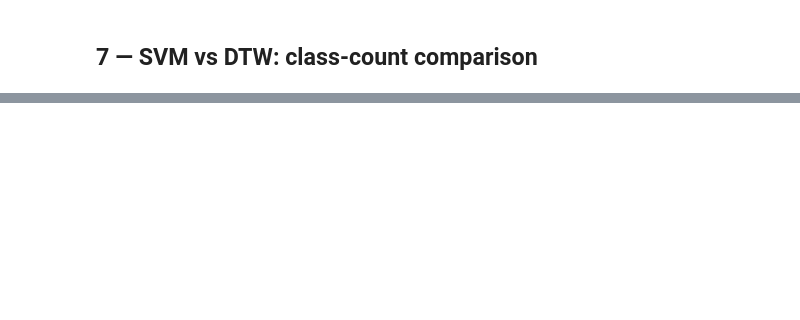
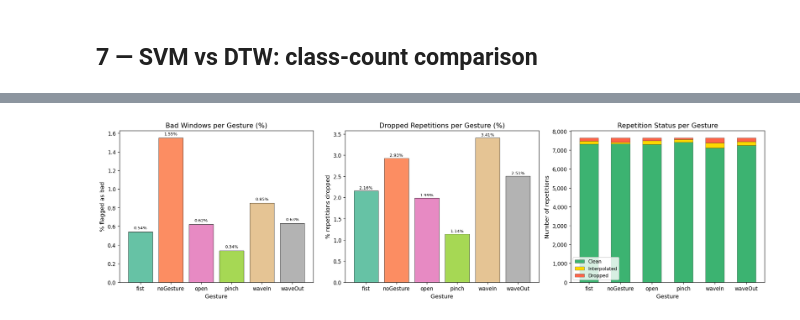
Before and after one commit to Alessio-Radaelli/EMG-EPN612-PROJECT, a Jupyter notebook: notebooks/dataset_balance_analysis.ipynb, the cells around one changed output, grey strips where cells are left out. Saved outputs shown, nothing was run; the diff lists cells and outputs as text; code cells hidden in the pictures; blank space fills up the shorter version.

Commit message:
fixed outlier inter gesture detection

```diff
--- a/notebooks/dataset_balance_analysis.ipynb
+++ b/notebooks/dataset_balance_analysis.ipynb
@@ -22,14 +28,24 @@ plt.rcParams.update({"figure.dpi": 120, "axes.titlesize": 13, "axes.labelsize":
 # %%
 DATA_DIR = "../preprocessed_output"
 
+# ── Parquet datasets ─────────────────────────────────────────────────────
 df_svm = pd.read_parquet(f"{DATA_DIR}/dataset_SVM.parquet")
 df_dtw = pd.read_parquet(f"{DATA_DIR}/dataset_DTW.parquet")
 
 # For DTW, collapse windows into repetitions (one row per user+sample_id)
 dtw_reps = df_dtw.groupby(["user", "sample_id"]).first()[["label"]].reset_index()
 
+# ── Outlier reports ──────────────────────────────────────────────────────
+rpt_gesture = pd.read_csv(f"{DATA_DIR}/outlier_report_by_gesture.csv")
+rpt_user    = pd.read_csv(f"{DATA_DIR}/outlier_report_by_user.csv")
+rpt_ug      = pd.read_csv(f"{DATA_DIR}/outlier_report_by_user_gesture.csv")
+
 print(f"SVM dataset : {df_svm.shape[0]:,} windows × {df_svm.shape[1]} cols")
 print(f"DTW dataset : {df_dtw.shape[0]:,} windows → {len(dtw_reps):,} unique repetitions")
 print(f"Labels (SVM): {sorted(df_svm['label'].unique())}")
 print(f"Labels (DTW): {sorted(dtw_reps['label'].unique())}")
+print(f"\nOutlier reports loaded:")
+print(f"  by_gesture     : {rpt_gesture.shape}")
+print(f"  by_user        : {rpt_user.shape}")
+print(f"  by_user_gesture: {rpt_ug.shape}")
 # %% [output]
@@ -287,25 +310,48 @@ plt.show()
 # %%
-def balance_verdict(ir, name):
-    if ir < 1.1:
-        status = "BALANCED"
-    elif ir < 1.5:
-        status = "MILDLY IMBALANCED"
-    elif ir < 3.0:
-        status = "MODERATELY IMBALANCED"
-    else:
-        status = "HIGHLY IMBALANCED"
-    return status
+display(rpt_gesture)
 
-print("╔══════════════════════════════════════════════════╗")
-print("║           DATASET BALANCE SUMMARY               ║")
-print("╠══════════════════════════════════════════════════╣")
-print(f"║  SVM  IR = {svm_ir:.4f}  →  {balance_verdict(svm_ir, 'SVM'):<24s}║")
-print(f"║  DTW  IR = {dtw_ir:.4f}  →  {balance_verdict(dtw_ir, 'DTW'):<24s}║")
-print("╠══════════════════════════════════════════════════╣")
-print("║  IR thresholds used:                            ║")
-print("║    < 1.10  →  Balanced                          ║")
-print("║    < 1.50  →  Mildly imbalanced                 ║")
-print("║    < 3.00  →  Moderately imbalanced              ║")
-print("║    ≥ 3.00  →  Highly imbalanced                 ║")
-print("╚══════════════════════════════════════════════════╝")
+fig, axes = plt.subplots(1, 3, figsize=(18, 5))
+gestures = rpt_gesture["gesture"].values
+colours = plt.cm.Set2(np.linspace(0, 1, len(gestures)))
+
+# ── 8a: % bad windows per gesture ───────────────────────────────────────
+ax = axes[0]
+bars = ax.bar(gestures, rpt_gesture["pct_bad_windows"], color=colours, edgecolor="black", linewidth=0.5)
+for b, v in zip(bars, rpt_gesture["pct_bad_windows"]):
+    ax.text(b.get_x() + b.get_width()/2, b.get_height() + 0.02, f"{v:.2f}%",
+            ha="center", va="bottom", fontsize=8)
+ax.set_title("Bad Windows per Gesture (%)")
+ax.set_ylabel("% flagged as bad")
+ax.set_xlabel("Gesture")
+
+# ── 8b: % dropped repetitions per gesture ───────────────────────────────
+ax = axes[1]
+bars = ax.bar(gestures, rpt_gesture["pct_dropped"], color=colours, edgecolor="black", linewidth=0.5)
+for b, v in zip(bars, rpt_gesture["pct_dropped"]):
+    ax.text(b.get_x() + b.get_width()/2, b.get_height() + 0.02, f"{v:.2f}%",
+            ha="center", va="bottom", fontsize=8)
+ax.set_title("Dropped Repetitions per Gesture (%)")
+ax.set_ylabel("% repetitions dropped")
+ax.set_xlabel("Gesture")
+
+# ── 8c: Stacked bar — clean / interpolated / dropped reps ──────────────
+ax = axes[2]
+x = np.arange(len(gestures))
+w = 0.6
+ax.bar(x, rpt_gesture["clean_reps"], w, label="Clean", color="mediumseagreen", edgecolor="black", linewidth=0.3)
+ax.bar(x, rpt_gesture["interpolated_reps"], w, bottom=rpt_gesture["clean_reps"],
+       label="Interpolated", color="gold", edgecolor="black", linewidth=0.3)
+ax.bar(x, rpt_gesture["dropped_reps"], w,
+       bottom=rpt_gesture["clean_reps"] + rpt_gesture["interpolated_reps"],
+       label="Dropped", color="tomato", edgecolor="black", linewidth=0.3)
+ax.set_xticks(x)
+ax.set_xticklabels(gestures)
+ax.set_title("Repetition Status per Gesture")
+ax.set_ylabel("Number of repetitions")
+ax.set_xlabel("Gesture")
+ax.legend(fontsize=9)
+ax.yaxis.set_major_formatter(mticker.FuncFormatter(lambda v, _: f"{v:,.0f}"))
+
+plt.tight_layout()
+plt.show()
 # %% [output]
@@ -323,0 +365 @@ print("╚═══════════════════════
+[figure, added]
```
Also changed, not shown: parts of 18 cells of this notebook, 5 other files.
